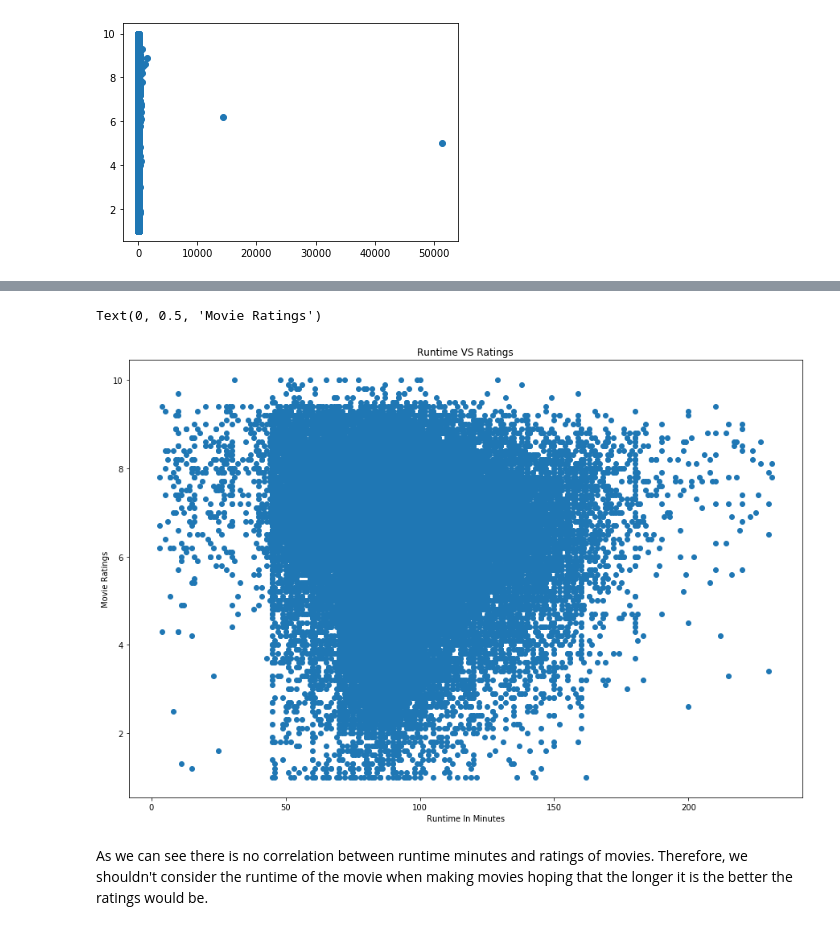
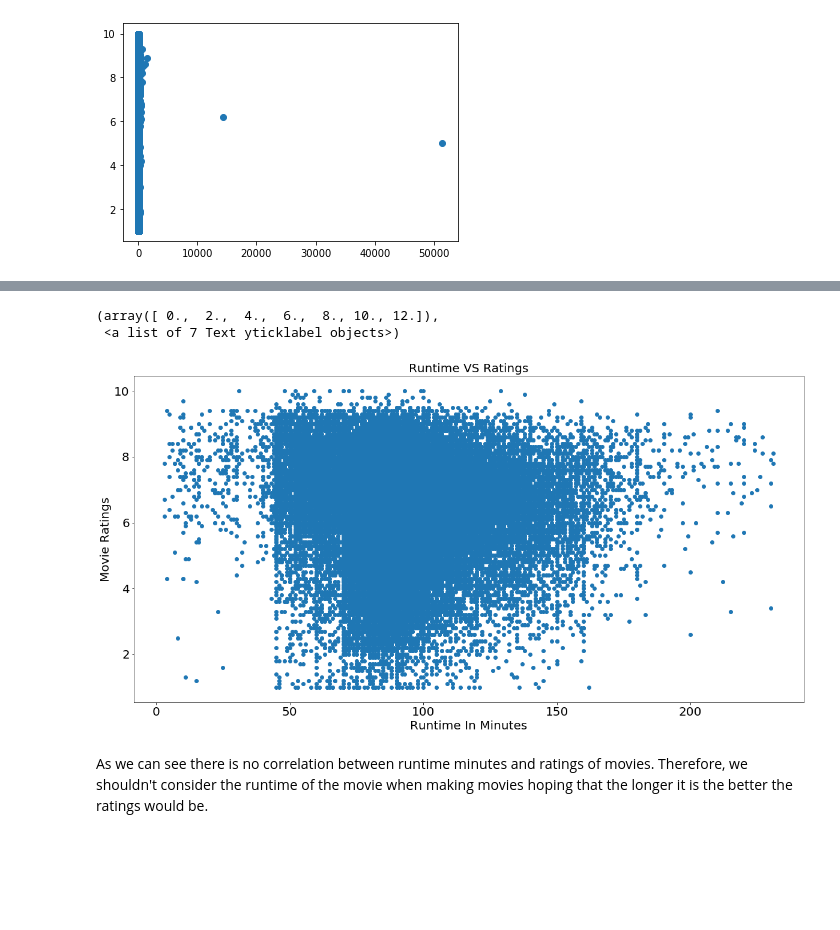
Before and after one commit to andypeng93/Movie_Project, a Jupyter notebook: Movie Project - Andy.ipynb, the cells around one changed output, grey strips where cells are left out. Saved outputs shown, nothing was run; the diff lists cells and outputs as text; code cells hidden in the pictures; blank space fills up the shorter version.

```diff
--- a/Movie Project - Andy.ipynb
+++ b/Movie Project - Andy.ipynb
@@ -300,3 +234,7 @@ plt.scatter(runtime_ratings['runtime_minutes'], runtime_ratings['averagerating']
 # %% [output]
 <matplotlib.collections.PathCollection at 0x...>
 [figure]
+# %%
+#Listing the names of the top 10 longest movies in our dataset
+runtime_ratings = runtime_ratings.sort_values(by = 'runtime_minutes', ascending=False)
+runtime_ratings.head(10)
@@ -305,14 +255,17 @@ plt.scatter(runtime_ratings['runtime_minutes'], runtime_ratings['averagerating']
 runtime_ratings = runtime_ratings.sort_values(by = 'runtime_minutes', ascending=False)
 runtime_ratings = runtime_ratings[100:]
 # %%
-plt.figure(figsize= (15, 10))
+plt.figure(figsize= (20, 10))
 plt.scatter(runtime_ratings['runtime_minutes'], runtime_ratings['averagerating'])
-plt.title('Runtime VS Ratings')
-plt.xlabel('Runtime In Minutes')
-plt.ylabel('Movie Ratings')
+plt.title('Runtime VS Ratings', size = 20)
+plt.xlabel('Runtime In Minutes', size = 20)
+plt.ylabel('Movie Ratings', size = 20)
+plt.xticks(size = 20)
+plt.yticks(size = 20)
 # %% [output]
-Text(0, 0.5, 'Movie Ratings')
+(array([ 0.,  2.,  4.,  6.,  8., 10., 12.]),
+ <a list of 7 Text yticklabel objects>)
-[figure, old version]
+[figure, new version]
 # %% [markdown]
 As we can see there is no correlation between runtime minutes and ratings of movies. Therefore, we shouldn't consider the runtime of the movie when making movies hoping that the longer it is the better the ratings would be.
 # %% [markdown]
```
Also changed, not shown: parts of 32 cells of this notebook.
